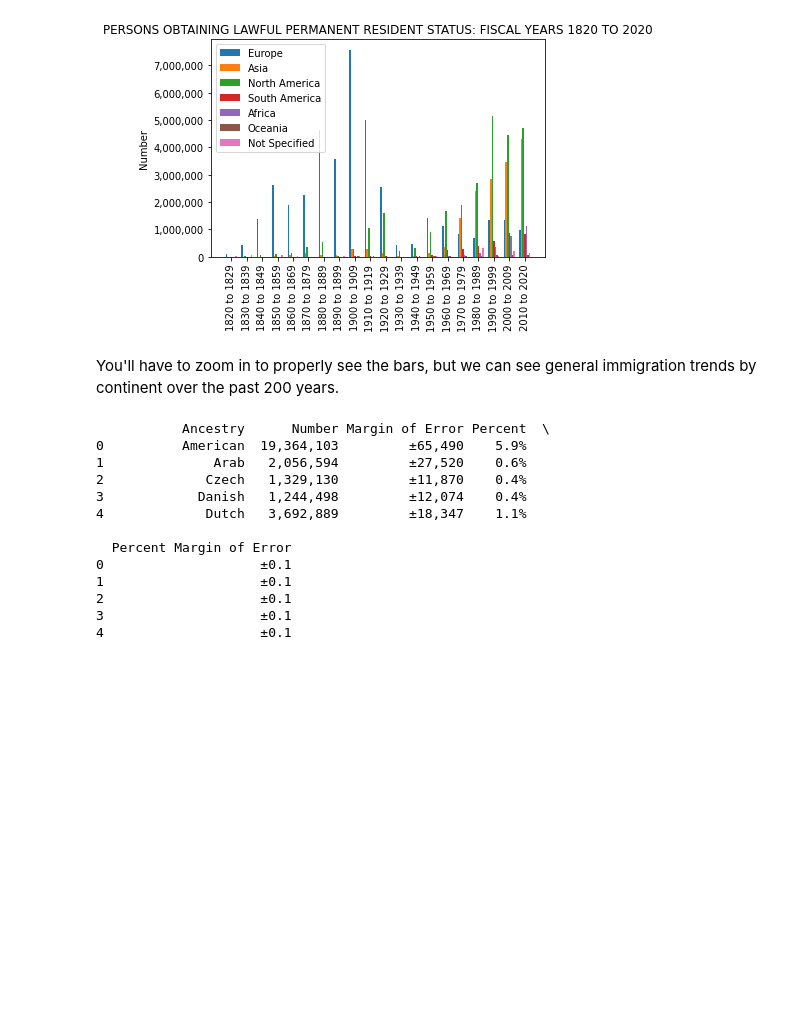
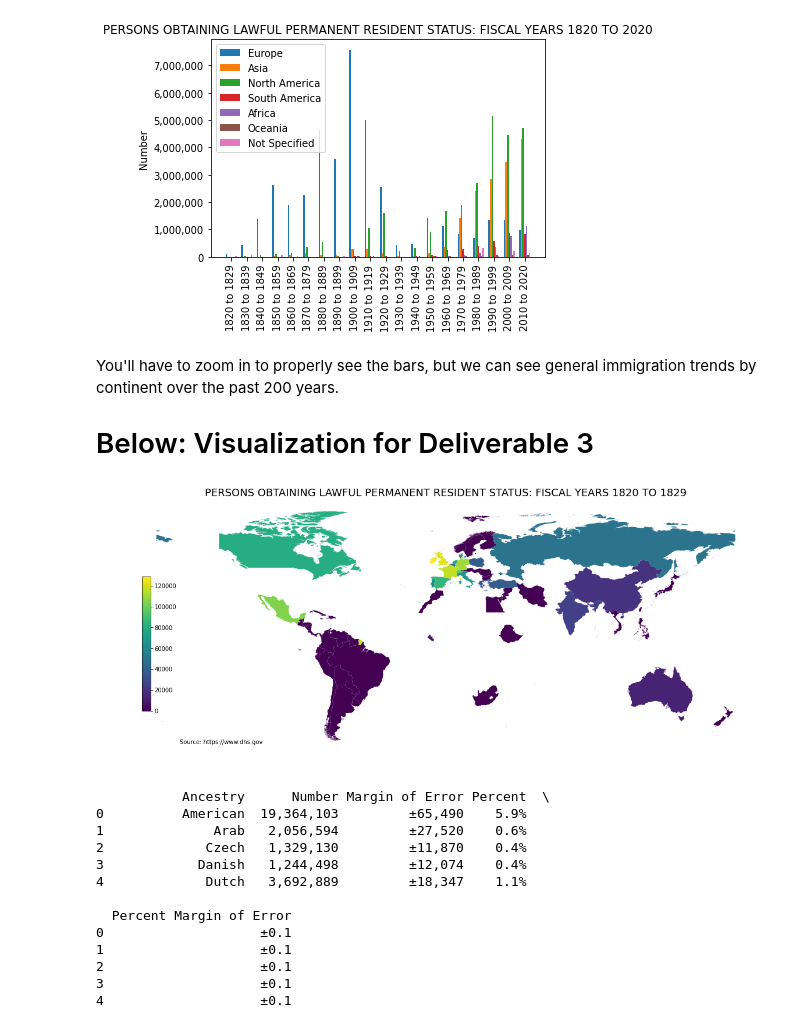
Before and after one commit to ljstaib/cs506-finalProject, a Jupyter notebook: Deliverable-3/exploration.ipynb, the cells around one changed output. Cells and saved outputs as stored; diff of their text form; code cells hidden in the pictures; blank space fills up the shorter version.

Commit message:
Working on world heatmap

```diff
--- a/Deliverable-3/exploration.ipynb
+++ b/Deliverable-3/exploration.ipynb
@@ -144,6 +146,86 @@ plt.show()
 [figure]
 # %% [markdown]
 You'll have to zoom in to properly see the bars, but we can see general immigration trends by continent over the past 200 years.
+
+# Below: Visualization for Deliverable 3
+# %%
+# Time-lapse of immigrants by country over time
+
+# Re-create plot of persons by continent (from earlier in the code)
+# Obtain countries shapefile
+countries_file = './data/worldmap/ne_10m_admin_0_countries.shp'
+
+# Read shapefile using Geopandas
+geo_df = gpd.read_file(countries_file)[['ADMIN', 'ADM0_A3', 'geometry']]
+
+# Rename columns
+geo_df.columns = ['country', 'country_code', 'geometry']
+
+# Remove Antarctica
+geo_df = geo_df.drop(geo_df.loc[geo_df['country'] == 'Antarctica'].index)
+
+# Copy df for use here
+df_globe_plot = df
+
+# Remove any rows with null in "Region" column
+df_globe_plot = df_globe_plot.dropna(axis=0, subset=['Region'])
+
+# Remove spaces, digits, commas from column Region in order to plot
+df_globe_plot['Region'] = df_globe_plot['Region'].map(lambda x: x.strip())
+
+# regex for digits, commas
+digits = '[0-9,]'
+df_globe_plot['Region'] = df_globe_plot['Region'].map(lambda x: re.sub(digits, '', x))
+
+# Remove regions that we don't need, we only need countries
+# Also remove countries that no longer exist
+remove_regions = ["Total", "Austria-Hungary", "Czechoslovakia", "Norway-Sweden", "Yugoslavia", "Europe",
+                      "Other Europe", "Asia", "Other Asia", "America", "Other Caribbean", "Central America",
+                      "Other Central America", "South America", "Other South America", "Other America",
+                      "Other Africa", "Oceania", "Other Oceania", "Not Specified"]
+for region in remove_regions:
+    df_globe_plot.drop(df_globe_plot.index[df_globe_plot['Region'] == region], inplace=True)
+
+# Rename regions to use with world data
+df_globe_plot['Region'].replace("Canada and Newfoundland", "Canada", inplace=True)
+
+# Combine dataset with geo dataset
+merged_df = pd.merge(left=df_globe_plot, right=geo_df, how='left', left_on='Region', right_on='country')
+
+# TODO: Make it so countries with no data are not removed from the map...
+
+merged_df = gpd.GeoDataFrame(merged_df)
+
+# Create info for plot
+title = 'PERSONS OBTAINING LAWFUL PERMANENT RESIDENT STATUS: FISCAL YEARS 1820 TO 1829'
+# cols = ['1820 to 1829', '1830 to 1839', '1840 to 1849', '1850 to 1859', '1860 to 1869', '1870 to 1879',
+#            '1880 to 1889', '1890 to 1899', '1900 to 1909', '1910 to 1919', '1920 to 1929', '1930 to 1939',
+#            '1940 to 1949', '1950 to 1959', '1960 to 1969', '1970 to 1979', '1980 to 1989', '1990 to 1999',
+#            '2000 to 2009', '2010 to 2020']
+y = "1820 to 1829"
+source = 'Source: https://www.dhs.gov'
+val_min = df[y].min()
+val_max = df[y].max()
+theme = 'viridis'
+
+# Create plot
+fig, ax = plt.subplots(1, figsize=(20, 8))
+
+ax.axis('off')
+merged_df.plot(column=y, ax=ax, cmap=theme)
+ax.set_title(title, fontdict={'fontsize': '18', 'fontweight': '3'})
+
+# Source annotation
+ax.annotate(source, xy=(0.1, .08), fontsize=10, horizontalalignment='left', verticalalignment='bottom',
+                xycoords='figure fraction')
+
+# Colorbar
+sm = plt.cm.ScalarMappable(norm=plt.Normalize(vmin=val_min, vmax=val_max), cmap=theme)
+sm._A = []
+cbaxes = fig.add_axes([0.15, 0.25, 0.01, 0.4])
+cbar = fig.colorbar(sm, cax=cbaxes)
+# %% [output]
+[figure, added]
 # %%
 # Data from: https://data.census.gov/cedsci/table?q=nationality&tid=ACSDP5Y2020.DP02
 # %%
```
Also changed, not shown: parts of 1 cell of this notebook, 7 other files.
